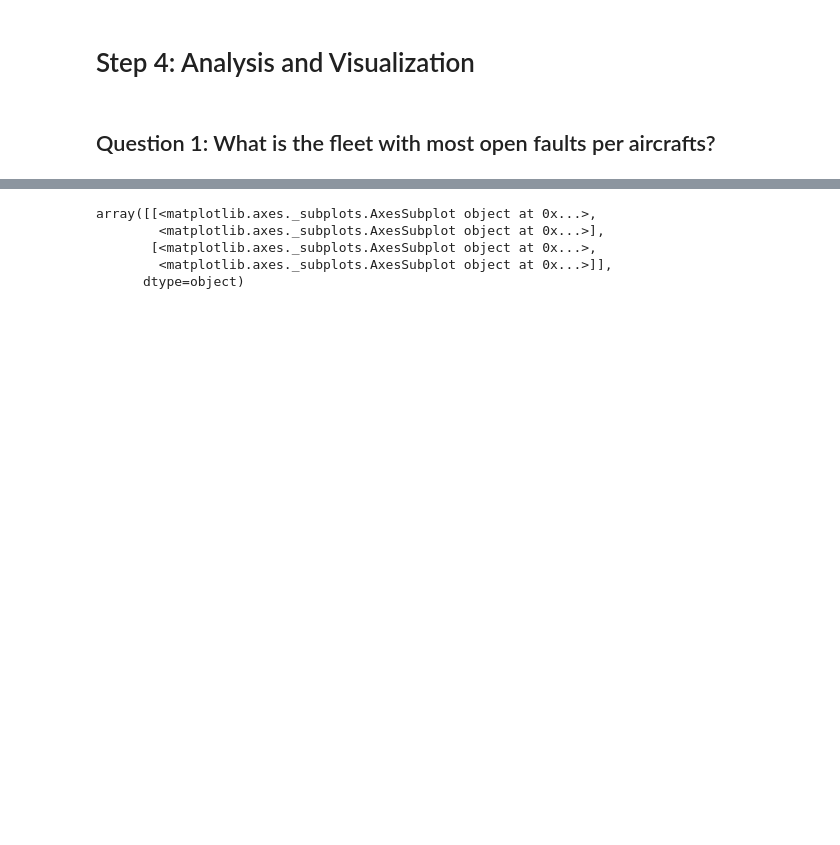
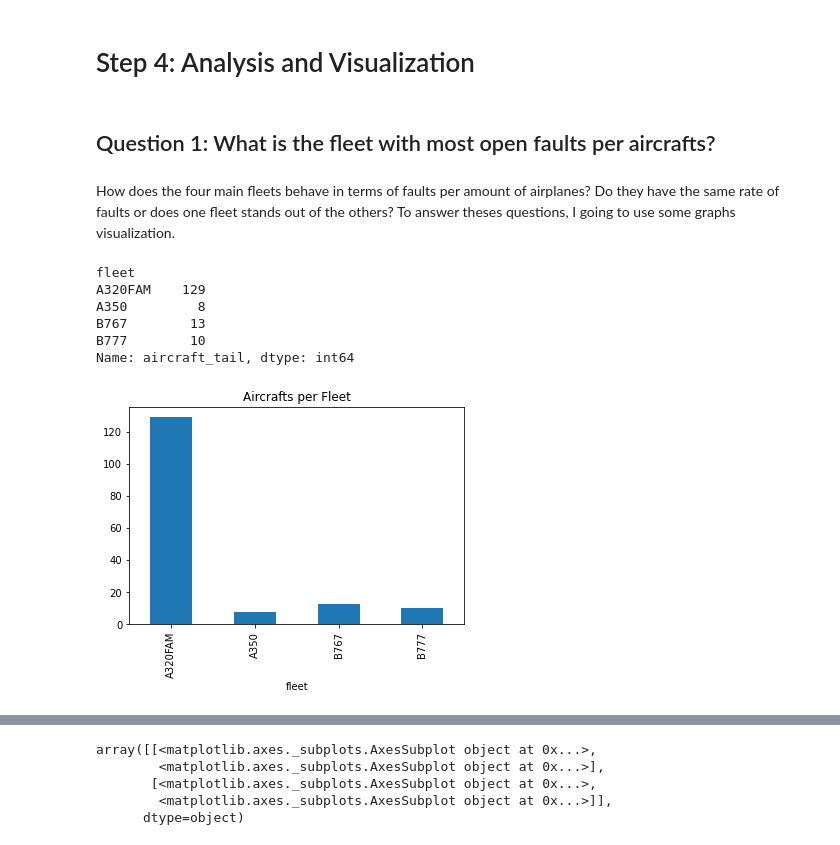
Before and after one commit to gabe144/Project1, a Jupyter notebook: aircraft-fault-data.ipynb, the cells around one changed output, grey strips where cells are left out. Saved outputs shown, nothing was run; the diff lists cells and outputs as text; code cells hidden in the pictures; blank space fills up the shorter version.

```diff
--- a/aircraft-fault-data.ipynb
+++ b/aircraft-fault-data.ipynb
@@ -127,3 +129,19 @@ I wasn't expecting that many values being null in that column, this information
 # Step 4: Analysis and Visualization
 # %% [markdown]
 ## Question 1: What is the fleet with most open faults per aircrafts?
+# %% [markdown]
+How does the four main fleets behave in terms of faults per amount of airplanes? Do they have the same rate of faults or does one fleet stands out of the others? To answer theses questions, I going to use some graphs visualization.
+# %%
+#count and visualize the total of aircrafts per fleet
+acft_per_fleet = df.groupby(['fleet'])['aircraft_tail'].nunique()
+acft_per_fleet[:4].plot(kind='bar')
+plt.title('Aircrafts per Fleet')
+acft_per_fleet
+# %% [output]
+fleet
+A320FAM    129
+A350         8
+B767        13
+B777        10
+Name: aircraft_tail, dtype: int64
+[figure, added]
```
Also changed, not shown: parts of 28 cells of this notebook.
